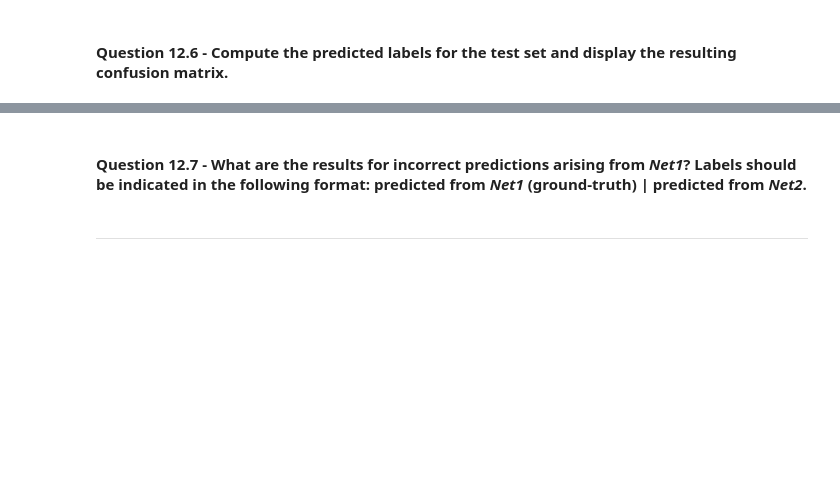
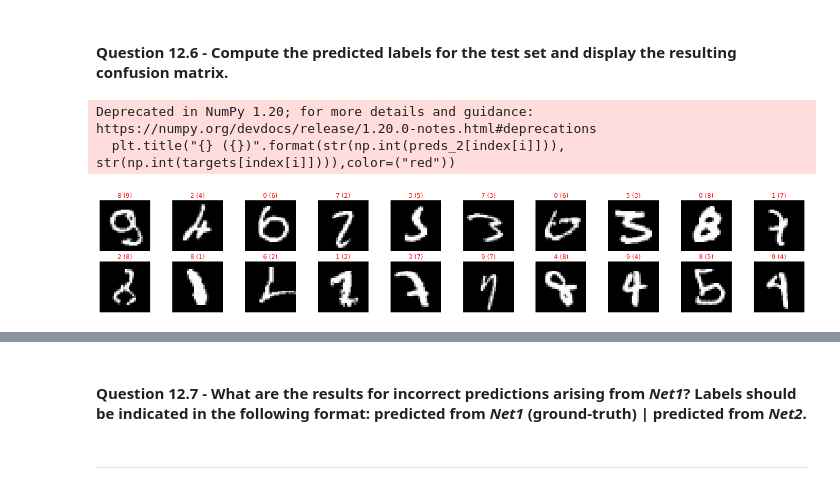
Before and after one commit to mm0806son/2110D_DeepLearning, a Jupyter notebook: lab-session-3-MLP-MNIST-student.ipynb, the cells around one changed output, grey strips where cells are left out. Cells and saved outputs as stored; diff of their text form; code cells hidden in the pictures; blank space fills up the shorter version.

```diff
--- a/lab-session-3-MLP-MNIST-student.ipynb
+++ b/lab-session-3-MLP-MNIST-student.ipynb
@@ -414,0 +566,16 @@ cnf_matrix =
+# %%
+targets, preds_2 = get_all_prediction(model_2, test_loader)
+
+index = np.where(preds_2 - targets != 0)[0]
+test_set_array = test_data.data.numpy()
+plt.figure(figsize=(25, 4))
+for i in range(20):
+  plt.subplot(2, 10, i + 1)
+  plt.axis('off')
+  plt.imshow(test_set_array[index[i],:,:], cmap='gray')
+  plt.title("{} ({})".format(str(np.int(preds_2[index[i]])), str(np.int(targets[index[i]]))),color=("red"))
+plt.show()
+# %% [output]
+Deprecated in NumPy 1.20; for more details and guidance: https://numpy.org/devdocs/release/1.20.0-notes.html#deprecations
+  plt.title("{} ({})".format(str(np.int(preds_2[index[i]])), str(np.int(targets[index[i]]))),color=("red"))
+[figure, added]
```
Also changed, not shown: parts of 30 cells of this notebook.
